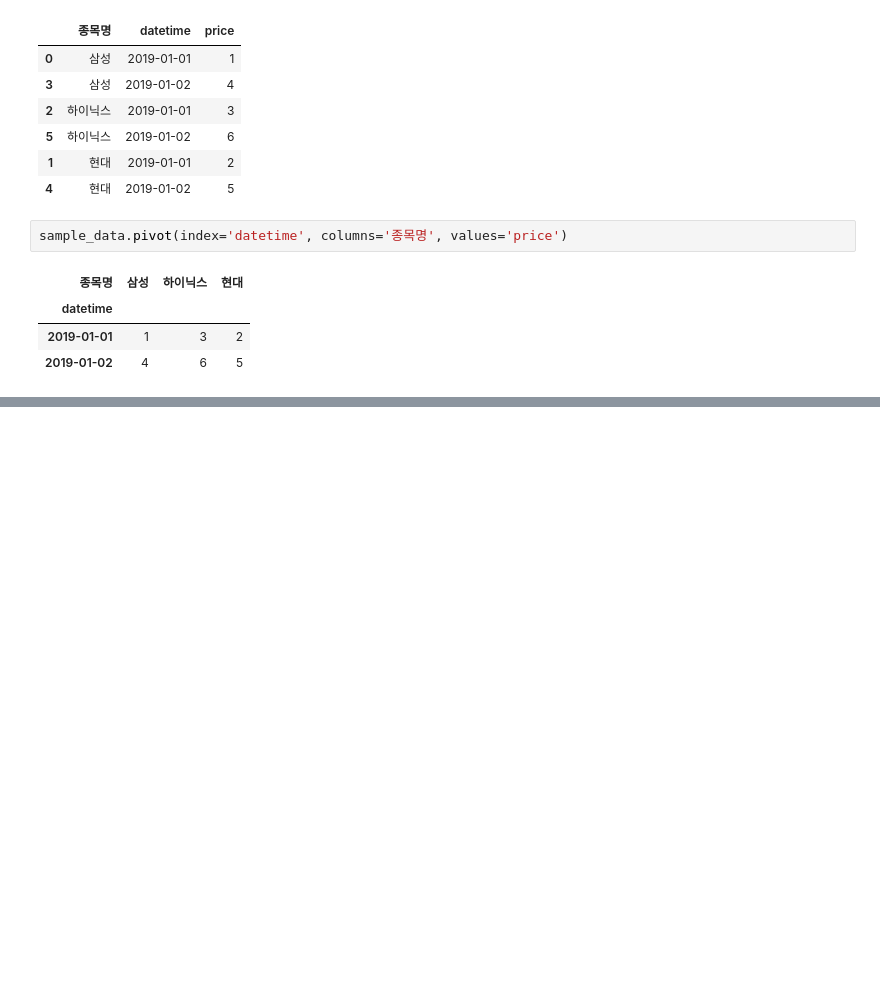
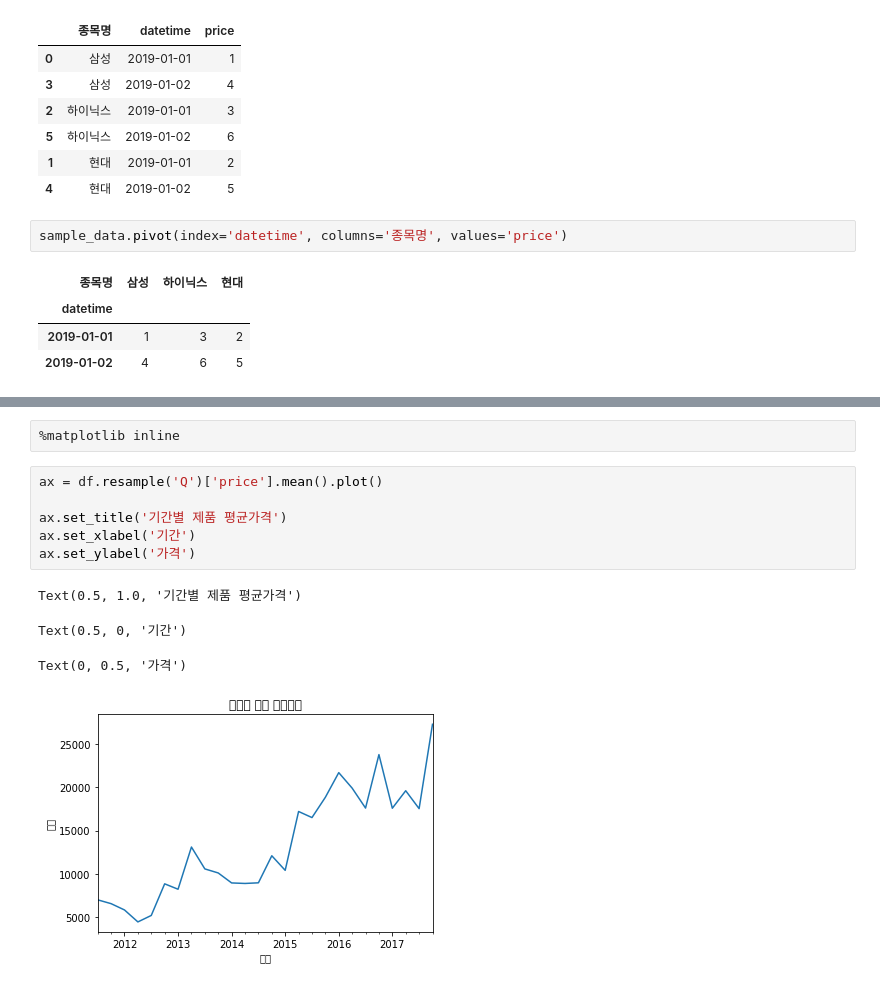
Before and after one commit to JihoQuant/Python-Pandas-Part-1, a Jupyter notebook: pandas_combining.ipynb, the cells around one changed output, grey strips where cells are left out. Cells and saved outputs as stored; diff of their text form; blank space fills up the shorter version.

```diff
--- a/pandas_combining.ipynb
+++ b/pandas_combining.ipynb
@@ -408,0 +1002,13 @@ sample_data.pivot(index='datetime', columns='종목명', values='price')
+# %%
+%matplotlib inline
+# %%
+ax = df.resample('Q')['price'].mean().plot()
+
+ax.set_title('기간별 제품 평균가격')
+ax.set_xlabel('기간')
+ax.set_ylabel('가격')
+# %% [output]
+Text(0.5, 1.0, '기간별 제품 평균가격')
+Text(0.5, 0, '기간')
+Text(0, 0.5, '가격')
+[figure, added]
```
Also changed, not shown: parts of 41 cells of this notebook.
